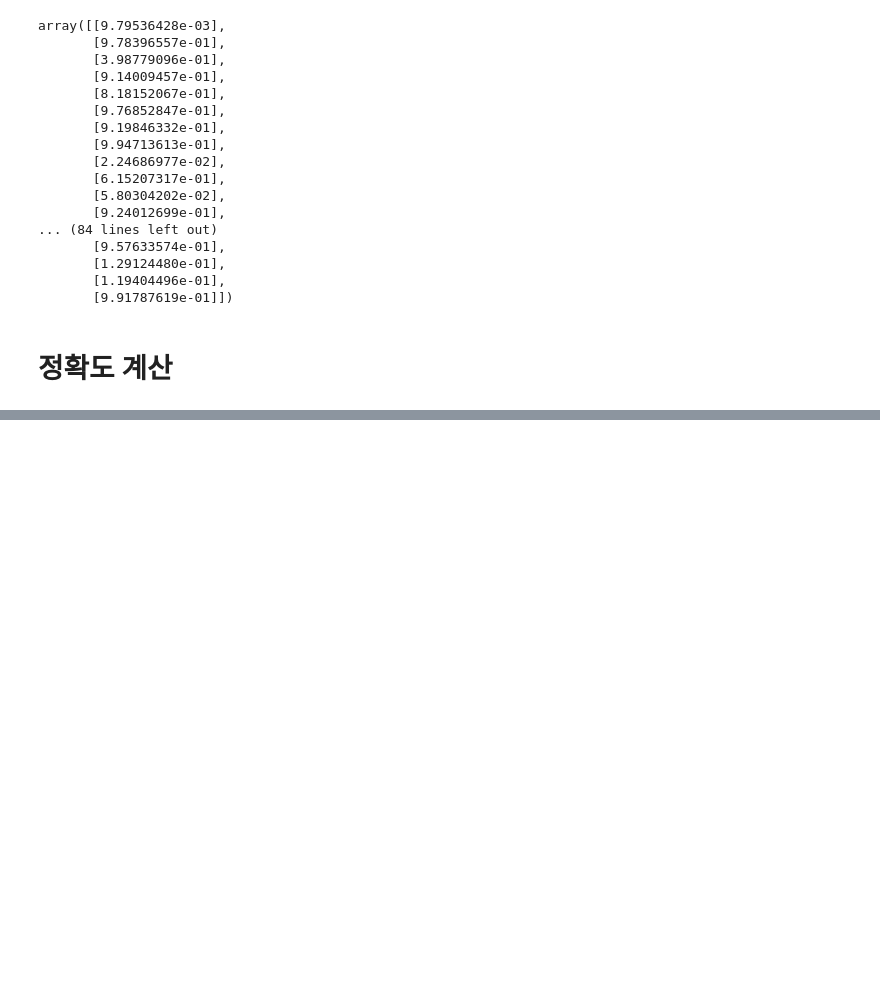
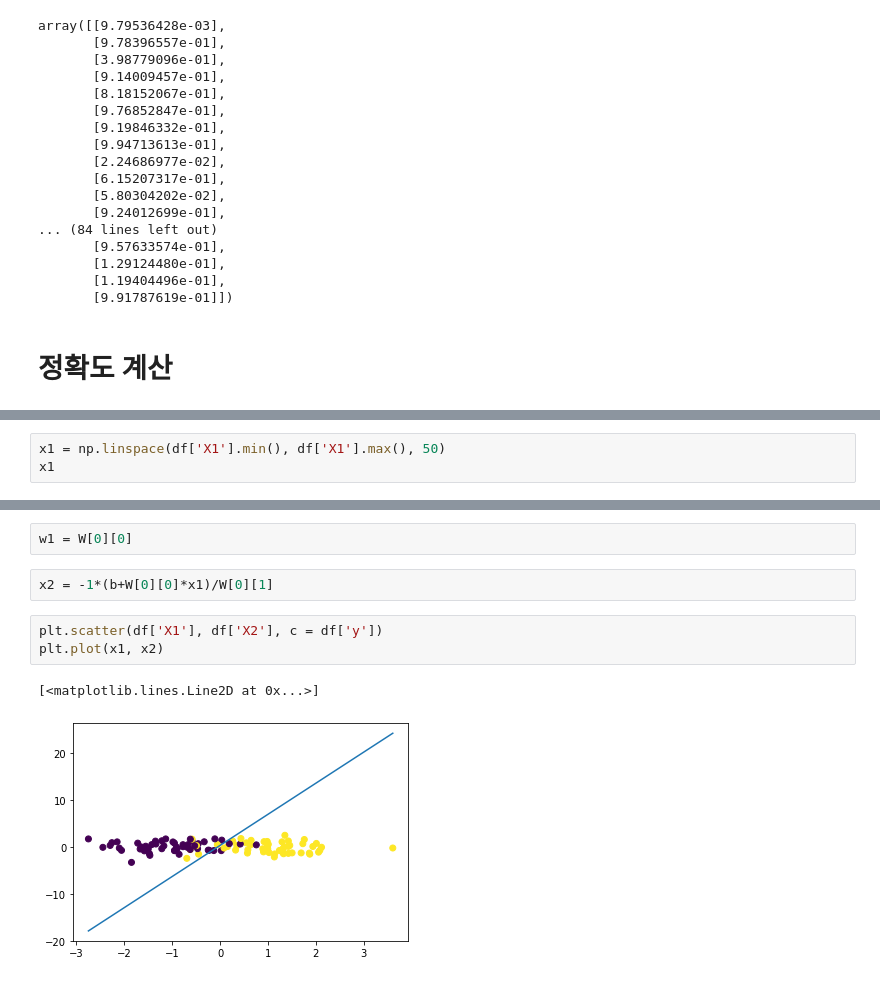
Before and after one commit to AnYeHyeon/DataScience2023, a Jupyter notebook: LogisticRegression.ipynb, the cells around one changed output, grey strips where cells are left out. Saved outputs shown, nothing was run; the diff lists cells and outputs as text; blank space fills up the shorter version.

```diff
--- a/LogisticRegression.ipynb
+++ b/LogisticRegression.ipynb
@@ -172,0 +221,3 @@ array([0, 1, 0, 1, 1, 1, 1, 1, 0, 1, 0, 1, 0, 0, 0, 1, 0, 1, 1, 1, 1, 0,
+# %%
+x1 = np.linspace(df['X1'].min(), df['X1'].max(), 50)
+x1
@@ -172,0 +235,10 @@ array([0, 1, 0, 1, 1, 1, 1, 1, 0, 1, 0, 1, 0, 0, 0, 1, 0, 1, 1, 1, 1, 0,
+# %%
+w1 = W[0][0]
+# %%
+x2 = -1*(b+W[0][0]*x1)/W[0][1]
+# %%
+plt.scatter(df['X1'], df['X2'], c = df['y'])
+plt.plot(x1, x2)
+# %% [output]
+[<matplotlib.lines.Line2D at 0x...>]
+[figure, added]
```
Also changed, not shown: parts of 9 cells of this notebook.
